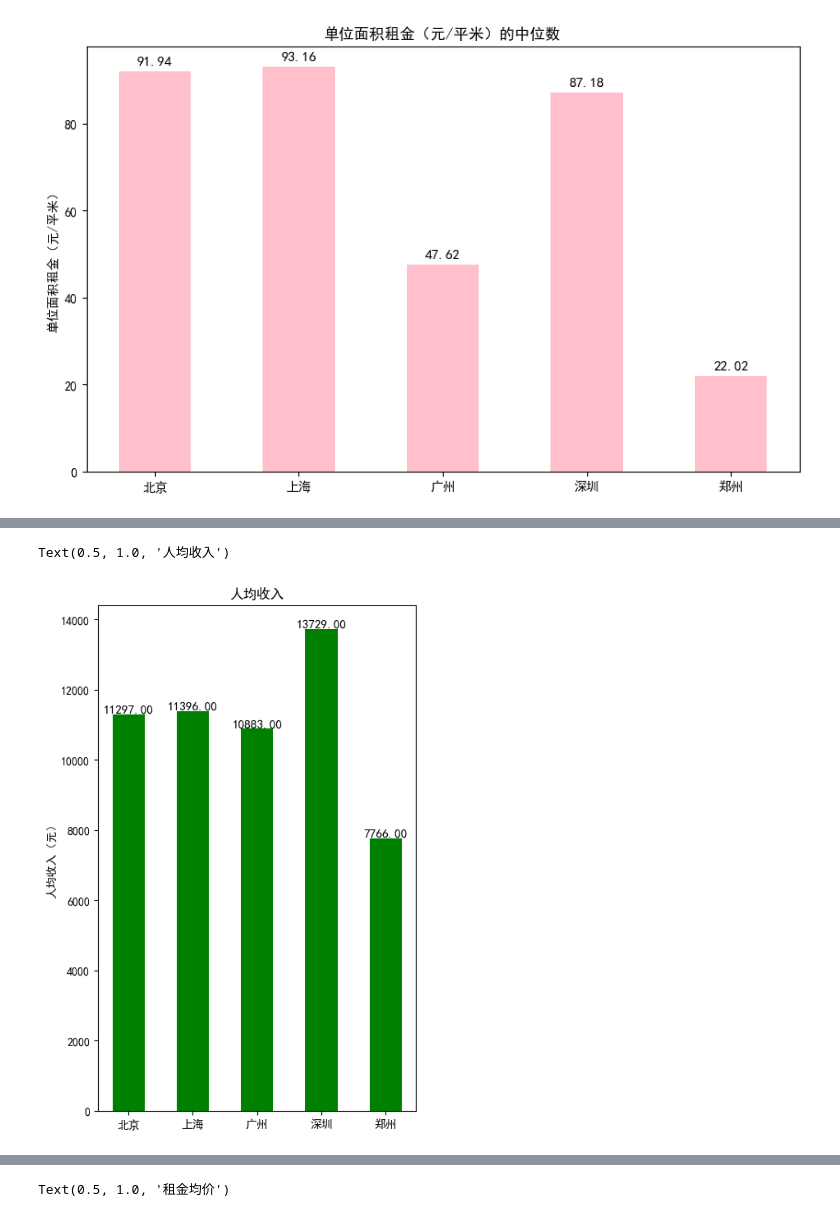
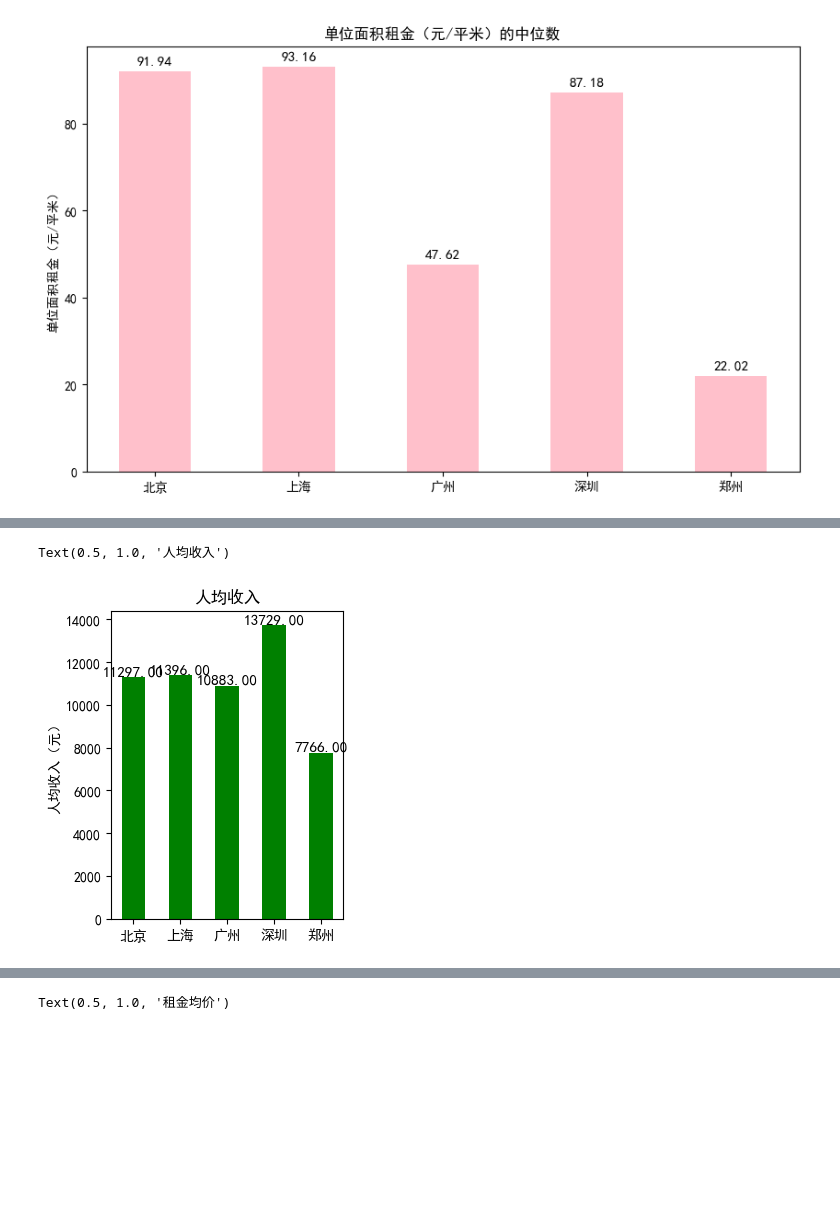
Before and after one commit to pleasenott/python, a Jupyter notebook: test1/he.ipynb, the cells around one changed output, grey strips where cells are left out. Cells and saved outputs as stored; diff of their text form; code cells hidden in the pictures; blank space fills up the shorter version.

```diff
--- a/test1/he.ipynb
+++ b/test1/he.ipynb
@@ -173,13 +173,13 @@ Text(0.5, 1.0, '单位面积租金（元/平米）的均价')
 # %%
 #绘制一下人均收入的柱状图
 income_list=[11297,11396,10883,13729,7766]
-plt.figure(figsize=(5, 8))
+plt.figure(figsize=(3, 4))
 plt.bar(result.keys(), income_list, width=0.5,color="green")
 for a,b in zip(result.keys(), income_list):
     plt.text(a, b+1, '%.2f' % b, ha='center', va= 'bottom',fontsize=11)
 plt.ylabel("人均收入（元）")
 plt.title("人均收入")
 # %% [output]
 Text(0.5, 1.0, '人均收入')
-[figure, old version]
+[figure, new version]
 # %%
```
Also changed, not shown: parts of 5 cells of this notebook, 27 other files.
